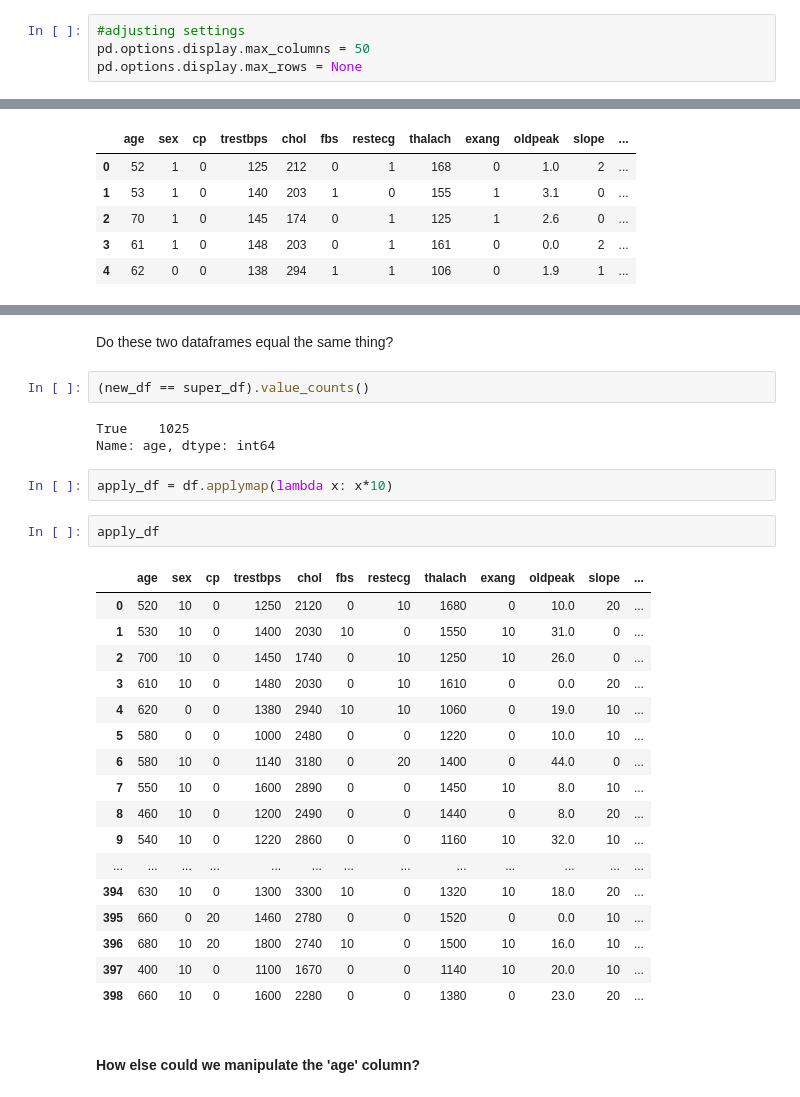
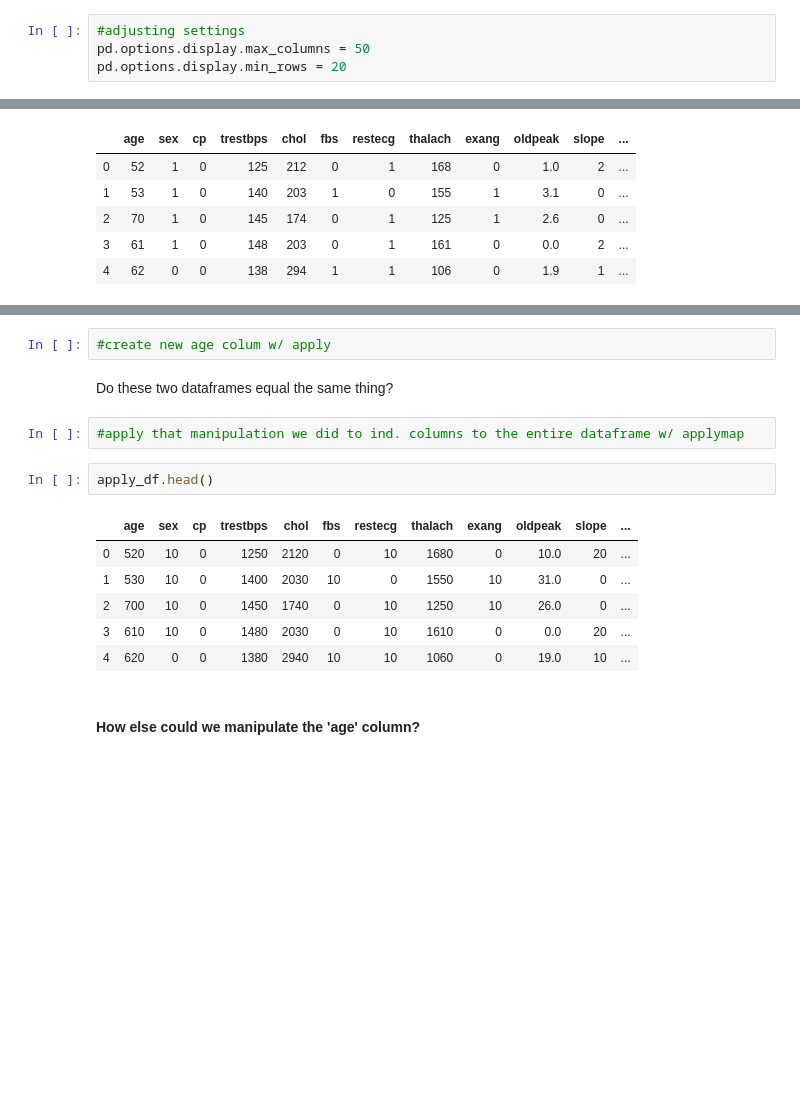
Before and after one commit to Malcolm206/dsc-pandas-tips-tricks, a Jupyter notebook: index.ipynb, the cells around one changed output, grey strips where cells are left out. Cells and saved outputs as stored; diff of their text form; blank space fills up the shorter version.

```diff
--- a/index.ipynb
+++ b/index.ipynb
@@ -40,7 +79,7 @@ print(pd.options.display.max_rows)
 # %%
 #adjusting settings
 pd.options.display.max_columns = 50
-pd.options.display.max_rows = None
+pd.options.display.min_rows = 20
 # %%
 #reviewing our settings
 print(pd.options.display.max_columns)
@@ -203,32 +224,18 @@ Name: sex, dtype: int64
+# %%
+#create new age colum w/ apply
 # %% [markdown]
 Do these two dataframes equal the same thing?
-# %%
-(new_df == super_df).value_counts()
-# %% [output]
-True    1025
-Name: age, dtype: int64
-# %%
-apply_df = df.applymap(lambda x: x*10)
+# %%
+#apply that manipulation we did to ind. columns to the entire dataframe w/ applymap
 # %%
-apply_df
+apply_df.head()
 # %% [output]
 |  | age | sex | cp | trestbps | chol | fbs | restecg | thalach | exang | oldpeak | slope | ... |
 | 0 | 520 | 10 | 0 | 1250 | 2120 | 0 | 10 | 1680 | 0 | 10.0 | 20 | ... |
 | 1 | 530 | 10 | 0 | 1400 | 2030 | 10 | 0 | 1550 | 10 | 31.0 | 0 | ... |
 | 2 | 700 | 10 | 0 | 1450 | 1740 | 0 | 10 | 1250 | 10 | 26.0 | 0 | ... |
 | 3 | 610 | 10 | 0 | 1480 | 2030 | 0 | 10 | 1610 | 0 | 0.0 | 20 | ... |
 | 4 | 620 | 0 | 0 | 1380 | 2940 | 10 | 10 | 1060 | 0 | 19.0 | 10 | ... |
-| 5 | 580 | 0 | 0 | 1000 | 2480 | 0 | 0 | 1220 | 0 | 10.0 | 10 | ... |
-| 6 | 580 | 10 | 0 | 1140 | 3180 | 0 | 20 | 1400 | 0 | 44.0 | 0 | ... |
-| 7 | 550 | 10 | 0 | 1600 | 2890 | 0 | 0 | 1450 | 10 | 8.0 | 10 | ... |
-| 8 | 460 | 10 | 0 | 1200 | 2490 | 0 | 0 | 1440 | 0 | 8.0 | 20 | ... |
-| 9 | 540 | 10 | 0 | 1220 | 2860 | 0 | 0 | 1160 | 10 | 32.0 | 10 | ... |
-| ... | ... | ... | ... | ... | ... | ... | ... | ... | ... | ... | ... | ... |
-| 394 | 630 | 10 | 0 | 1300 | 3300 | 10 | 0 | 1320 | 10 | 18.0 | 20 | ... |
-| 395 | 660 | 0 | 20 | 1460 | 2780 | 0 | 0 | 1520 | 0 | 0.0 | 10 | ... |
-| 396 | 680 | 10 | 20 | 1800 | 2740 | 10 | 0 | 1500 | 10 | 16.0 | 10 | ... |
-| 397 | 400 | 10 | 0 | 1100 | 1670 | 0 | 0 | 1140 | 10 | 20.0 | 10 | ... |
-| 398 | 660 | 10 | 0 | 1600 | 2280 | 0 | 0 | 1380 | 0 | 23.0 | 20 | ... |
 # %% [markdown]
 #### How else could we manipulate the 'age' column?
 # %% [markdown]
```
Also changed, not shown: parts of 32 cells of this notebook, 1 other file.
